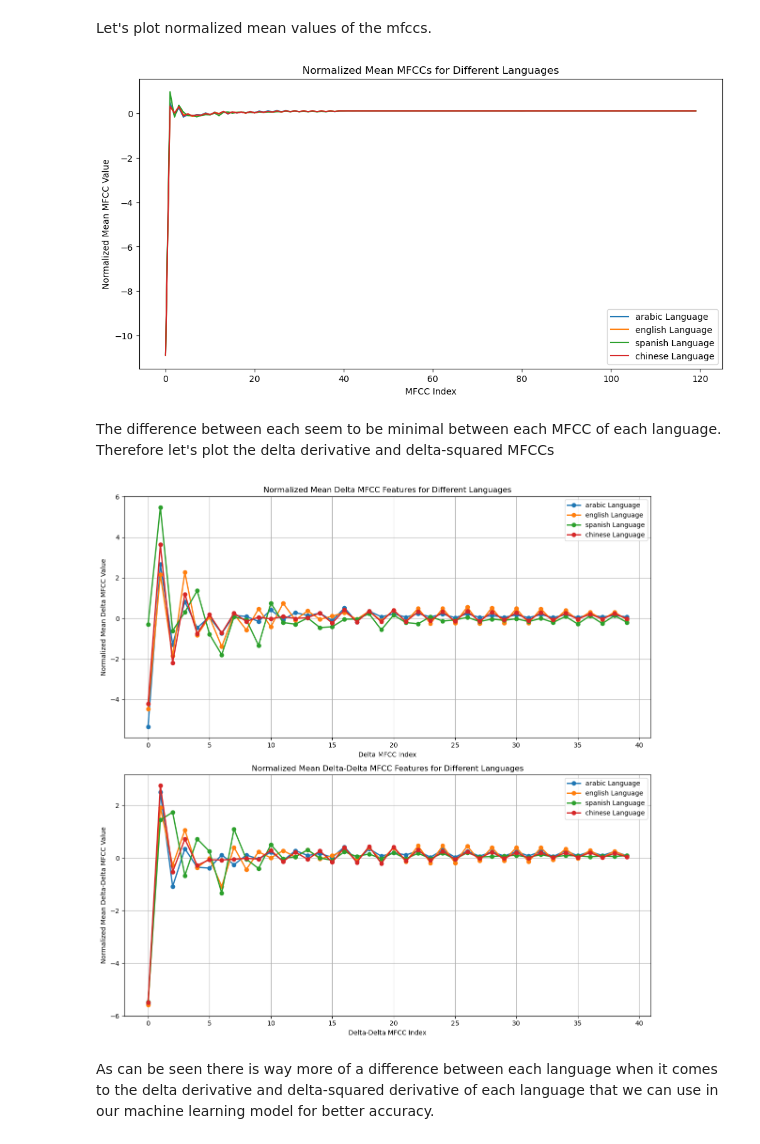
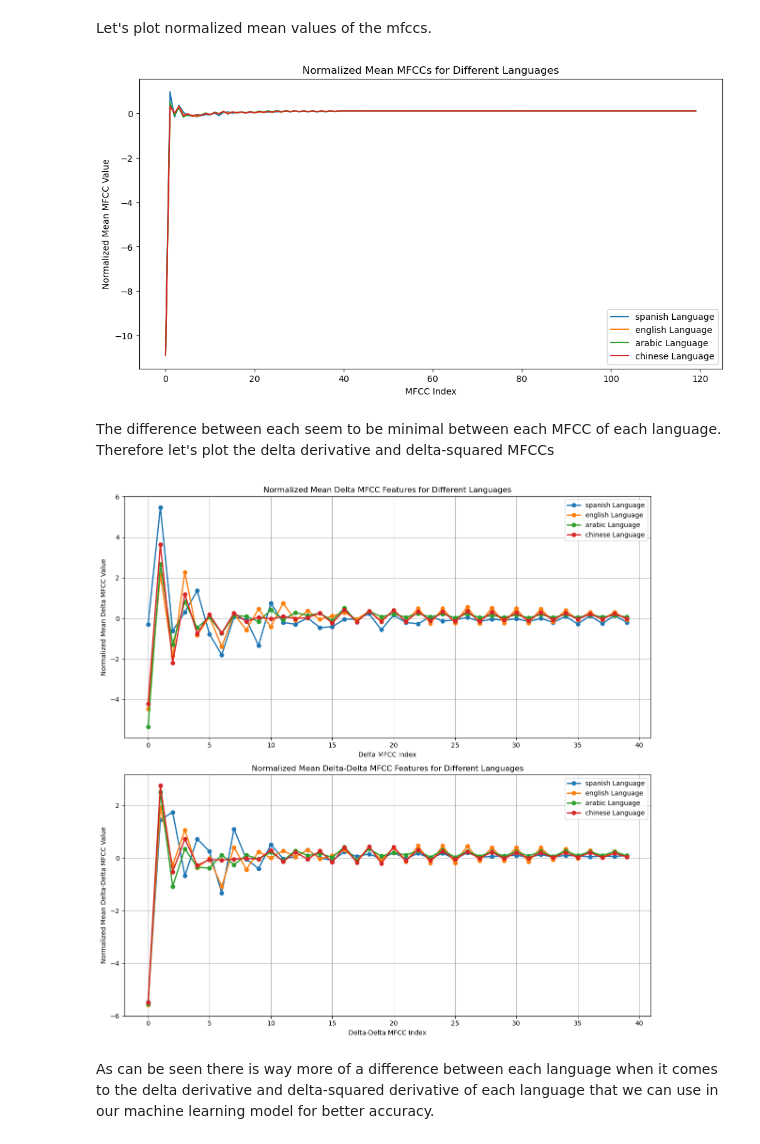
Before and after one commit to nreshel/multilingual-subtitle-app, a Jupyter notebook: notebooks/data_analysis.ipynb, the cells around one changed output. Drawn from its saved outputs; the diff is of its cells as text; code cells hidden in the pictures.

```diff
--- a/notebooks/data_analysis.ipynb
+++ b/notebooks/data_analysis.ipynb
@@ -315,14 +312,6 @@ Spectral Contrast size: 7
 # %% [markdown]
 Le'ts plot spectrogram-like images to show the differentiation between each language and their respective column sections (MFCC, Delta, Delta-squared, Chroma, and Spectural Contrast)
 # %%
-import pandas as pd
-import matplotlib.pyplot as plt
-import numpy as np
-
-# Load the CSV file
-csv_file = 'enhanced_audio_features.csv'
-df = pd.read_csv(csv_file)
-
 def plot_spectrogram_like_image(axs, features, language, filename, n_mfcc=40, n_chroma=12, n_spectral_contrast=7):
     """Plot the features as a spectrogram-like image."""
     start = 0
@@ -482,10 +465,10 @@ Now let's plot all the features (columns 0 to 138) from our dataframe for each l
 # %%
 # Define the CSV file paths
 file_paths = {
-    'spanish': 'spanish_data.csv',
-    'english': 'english_data.csv',
-    'arabic': 'arabic_data.csv',
-    'chinese': 'chinese_data.csv'
+    'spanish': '../data/spanish_data.csv',
+    'english': '../data/english_data.csv',
+    'arabic': '../data/arabic_data.csv',
+    'chinese': '../data/chinese_data.csv'
 }
 
 # Function to plot the features of a row
@@ -526,10 +509,10 @@ import matplotlib.pyplot as plt
 
 # Define the CSV file paths
 file_paths = {
-    'spanish': 'spanish_data.csv',
-    'english': 'english_data.csv',
-    'arabic': 'arabic_data.csv',
-    'chinese': 'chinese_data.csv'
+    'spanish': '../data/spanish_data.csv',
+    'english': '../data/english_data.csv',
+    'arabic': '../data/arabic_data.csv',
+    'chinese': '../data/chinese_data.csv'
 }
 
 # Function to plot the mean features of a language dataset
@@ -569,10 +552,10 @@ import numpy as np
 
 # Define the CSV file paths
 file_paths = {
-    'arabic': 'arabic_data.csv',
-    'english': 'english_data.csv',
-    'spanish': 'spanish_data.csv',
-    'chinese': 'chinese_data.csv'
+    'spanish': '../data/spanish_data.csv',
+    'english': '../data/english_data.csv',
+    'arabic': '../data/arabic_data.csv',
+    'chinese': '../data/chinese_data.csv'
 }
 
 # Function to normalize the MFCC features
@@ -608,7 +591,7 @@ ax.set_ylabel('Normalized Mean MFCC Value')
 ax.legend()
 plt.show()
 # %% [output]
-[figure, old version]
+[figure, new version]
 # %% [markdown]
 The difference between each seem to be minimal between each MFCC of each language. Therefore let's plot the delta derivative and delta-squared MFCCs
 # %%
@@ -618,10 +601,10 @@ import numpy as np
 
 # Define the CSV file paths
 file_paths = {
-    'arabic': 'arabic_data.csv',
-    'english': 'english_data.csv',
-    'spanish': 'spanish_data.csv',
-    'chinese': 'chinese_data.csv'
+    'spanish': '../data/spanish_data.csv',
+    'english': '../data/english_data.csv',
+    'arabic': '../data/arabic_data.csv',
+    'chinese': '../data/chinese_data.csv'
 }
 
 # Function to normalize the features
@@ -643,34 +626,34 @@ def plot_mean_delta_mfccs(df, language, axs):
 
     normalized_delta_mfccs = normalize_features(mean_delta_mfccs)
     normalized_delta2_mfccs = normalize_features(mean_delta2_mfccs)
 
     axs[0].plot(normalized_delta_mfccs, label=f'{language} Language', linewidth=2, marker='o')
     axs[1].plot(normalized_delta2_mfccs, label=f'{language} Language', linewidth=2, marker='o')
 
 # Create a figure with subplots for Delta MFCCs and Delta-Delta MFCCs
 fig, axs = plt.subplots(2, 1, figsize=(12, 12))
 axs[0].set_title('Normalized Mean Delta MFCC Features for Different Languages')
 axs[0].set_xlabel('Delta MFCC Index')
 axs[0].set_ylabel('Normalized Mean Delta MFCC Value')
 
 axs[1].set_title('Normalized Mean Delta-Delta MFCC Features for Different Languages')
 axs[1].set_xlabel('Delta-Delta MFCC Index')
 axs[1].set_ylabel('Normalized Mean Delta-Delta MFCC Value')
 
 # Load each CSV file, compute the mean of the Delta MFCC and Delta-Delta MFCC features, normalize, and plot them
 for language, file_path in file_paths.items():
     df = pd.read_csv(file_path)
     plot_mean_delta_mfccs(df, language, axs)
 
 # Customize the layout
 for ax in axs:
     ax.legend()
     ax.grid(True)
 
 plt.tight_layout()
 plt.show()
 # %% [output]
-[figure, old version]
+[figure, new version]
 # %% [markdown]
 As can be seen there is way more of a difference between each language when it comes to the delta derivative and delta-squared derivative of each language that we can use in our machine learning model for better accuracy.
 # %% [markdown]
```
Also changed, not shown: parts of 5 cells of this notebook, 1 other file.
